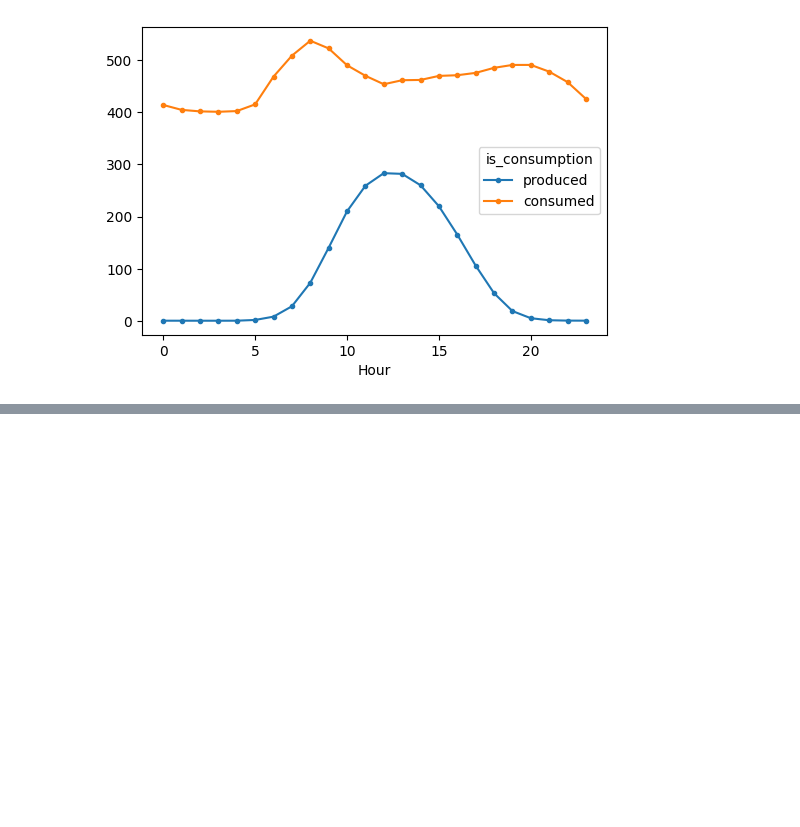
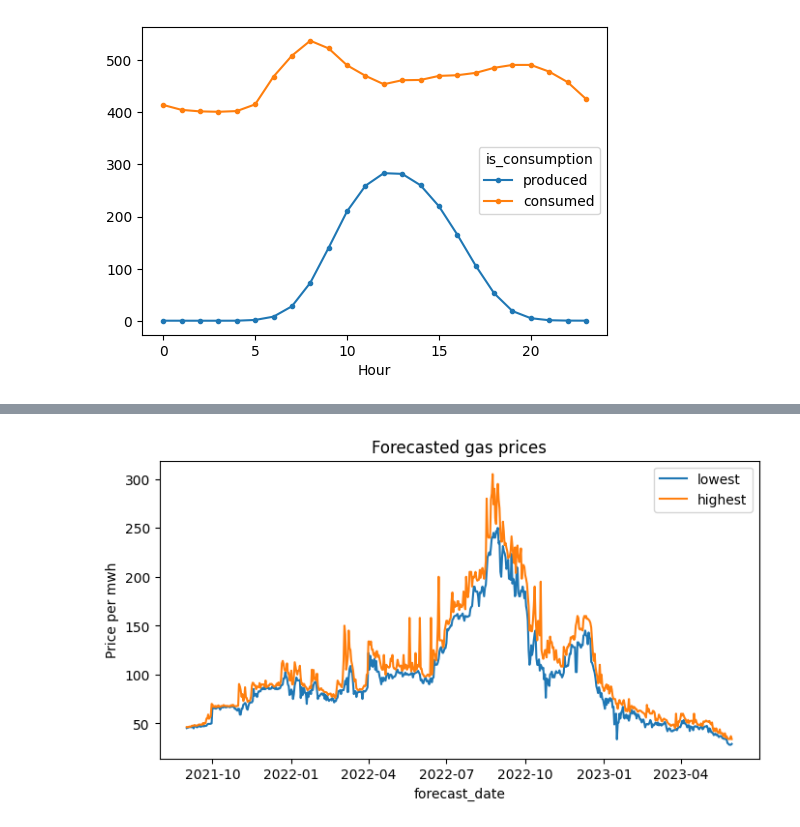
Before and after one commit to clover-minjung/kaggle_copy, a Jupyter notebook: predict_energy_behavior_of_prosumers.ipynb, the cells around one changed output, grey strips where cells are left out. Cells and saved outputs as stored; diff of their text form; code cells hidden in the pictures; blank space fills up the shorter version.

```diff
--- a/predict_energy_behavior_of_prosumers.ipynb
+++ b/predict_energy_behavior_of_prosumers.ipynb
@@ -124,0 +520,8 @@ _ = ax.set_xlabel('Hour')
+# %%
+# 가스 시장 가격 정보 데이터셋 불러오기
+gas_prices =  pd.read_csv(data_path / 'gas_prices.csv')
+
+# datetime으로 변환
+gas_prices['forecast_date'] = pd.to_datetime(gas_prices['forecast_date'])
+
+gas_prices.head()
@@ -124,0 +535,13 @@ _ = ax.set_xlabel('Hour')
+# %%
+# 가스 가격 예측 시각화
+fig, ax = plt.subplots(1, 1, figsize=(8, 4))
+
+# 최저, 최고 가스 가격 라인 플롯
+_ = sns.lineplot(gas_prices, x='forecast_date', y='lowest_price_per_mwh', ax=ax, label='lowest')
+_ = sns.lineplot(gas_prices, x='forecast_date', y='highest_price_per_mwh', ax=ax, label='highest')
+
+_ = ax.legend()
+_ = ax.set_ylabel('Price per mwh')
+_ = ax.set_title('Forecasted gas prices')
+# %% [output]
+[figure, added]
```
Also changed, not shown: parts of 48 cells of this notebook.
